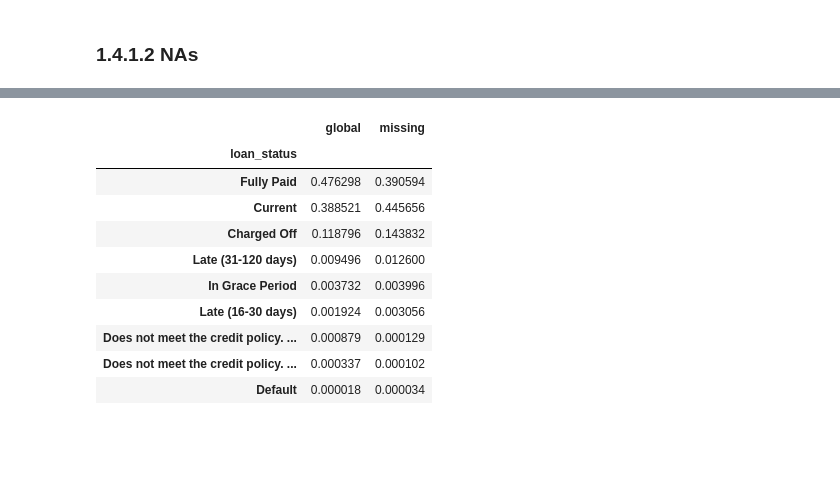
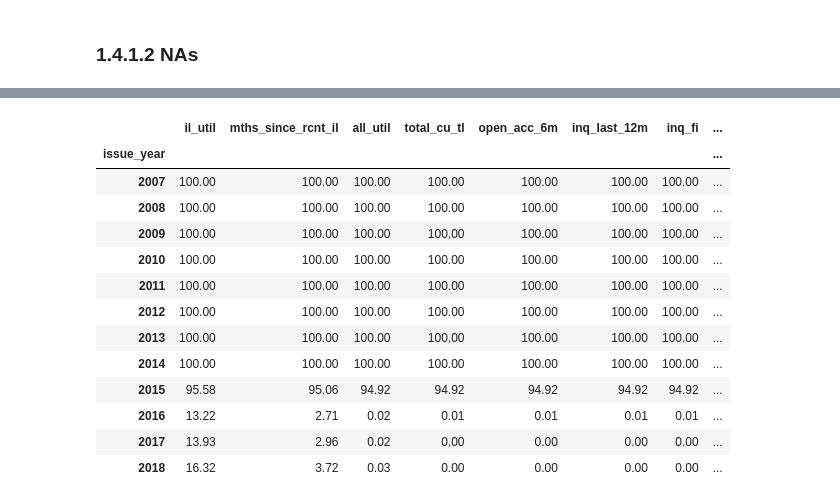
Before and after one commit to Caaamx/lendingclub-credit-risk-ml, a Jupyter notebook: notebooks/Exploring.ipynb, the cells around one changed output, grey strips where cells are left out. Drawn from its saved outputs; the diff is of its cells as text; code cells hidden in the pictures; blank space fills up the shorter version.

```diff
--- a/notebooks/Exploring.ipynb
+++ b/notebooks/Exploring.ipynb
@@ -709,28 +653,49 @@ df.zip_code.nunique()
-# %%
-# Distribución global
-global_dist = (
-    df['loan_status']
-    .value_counts(normalize=True)
-    .rename("global")
-)
-
-# Distribución de missing
-missing_dist = (
-    df.loc[df['emp_length'].isna(), 'loan_status']
-    .value_counts(normalize=True)
-    .rename("missing")
-)
-
-pd.concat([global_dist, missing_dist], axis=1)
-# %% [output]
-|  | global | missing |
-| loan_status |  |  |
-| Fully Paid | 0.476298 | 0.390594 |
-| Current | 0.388521 | 0.445656 |
-| Charged Off | 0.118796 | 0.143832 |
-| Late (31-120 days) | 0.009496 | 0.012600 |
-| In Grace Period | 0.003732 | 0.003996 |
-| Late (16-30 days) | 0.001924 | 0.003056 |
-| Does not meet the credit policy. ... | 0.000879 | 0.000129 |
-| Does not meet the credit policy. ... | 0.000337 | 0.000102 |
-| Default | 0.000018 | 0.000034 |
+# %%
+# -----------------------------------------
+# Investigate whether variables were added
+# in later years
+# -----------------------------------------
+
+vars_to_check = [
+    'il_util',
+    'mths_since_rcnt_il',
+    'all_util',
+    'total_cu_tl',
+    'open_acc_6m',
+    'inq_last_12m',
+    'inq_fi',
+    'open_rv_12m',
+    'max_bal_bc',
+    'open_il_12m',
+    'total_bal_il',
+    'open_rv_24m',
+    'open_il_24m'
+]
+
+# Create issue year
+df_browse['issue_year'] = df_browse['issue_d'].dt.year
+
+# Missing percentage by year
+missing_by_year = (
+    df_browse
+    .groupby('issue_year')[vars_to_check]
+    .apply(lambda x: x.isna().mean() * 100)
+    .round(2)
+)
+
+missing_by_year
+# %% [output]
+|  | il_util | mths_since_rcnt_il | all_util | total_cu_tl | open_acc_6m | inq_last_12m | inq_fi | ... |
+| issue_year |  |  |  |  |  |  |  | ... |
+| 2007 | 100.00 | 100.00 | 100.00 | 100.00 | 100.00 | 100.00 | 100.00 | ... |
+| 2008 | 100.00 | 100.00 | 100.00 | 100.00 | 100.00 | 100.00 | 100.00 | ... |
+| 2009 | 100.00 | 100.00 | 100.00 | 100.00 | 100.00 | 100.00 | 100.00 | ... |
+| 2010 | 100.00 | 100.00 | 100.00 | 100.00 | 100.00 | 100.00 | 100.00 | ... |
+| 2011 | 100.00 | 100.00 | 100.00 | 100.00 | 100.00 | 100.00 | 100.00 | ... |
+| 2012 | 100.00 | 100.00 | 100.00 | 100.00 | 100.00 | 100.00 | 100.00 | ... |
+| 2013 | 100.00 | 100.00 | 100.00 | 100.00 | 100.00 | 100.00 | 100.00 | ... |
+| 2014 | 100.00 | 100.00 | 100.00 | 100.00 | 100.00 | 100.00 | 100.00 | ... |
+| 2015 | 95.58 | 95.06 | 94.92 | 94.92 | 94.92 | 94.92 | 94.92 | ... |
+| 2016 | 13.22 | 2.71 | 0.02 | 0.01 | 0.01 | 0.01 | 0.01 | ... |
+| 2017 | 13.93 | 2.96 | 0.02 | 0.00 | 0.00 | 0.00 | 0.00 | ... |
+| 2018 | 16.32 | 3.72 | 0.03 | 0.00 | 0.00 | 0.00 | 0.00 | ... |
```
Also changed, not shown: parts of 23 cells of this notebook.
